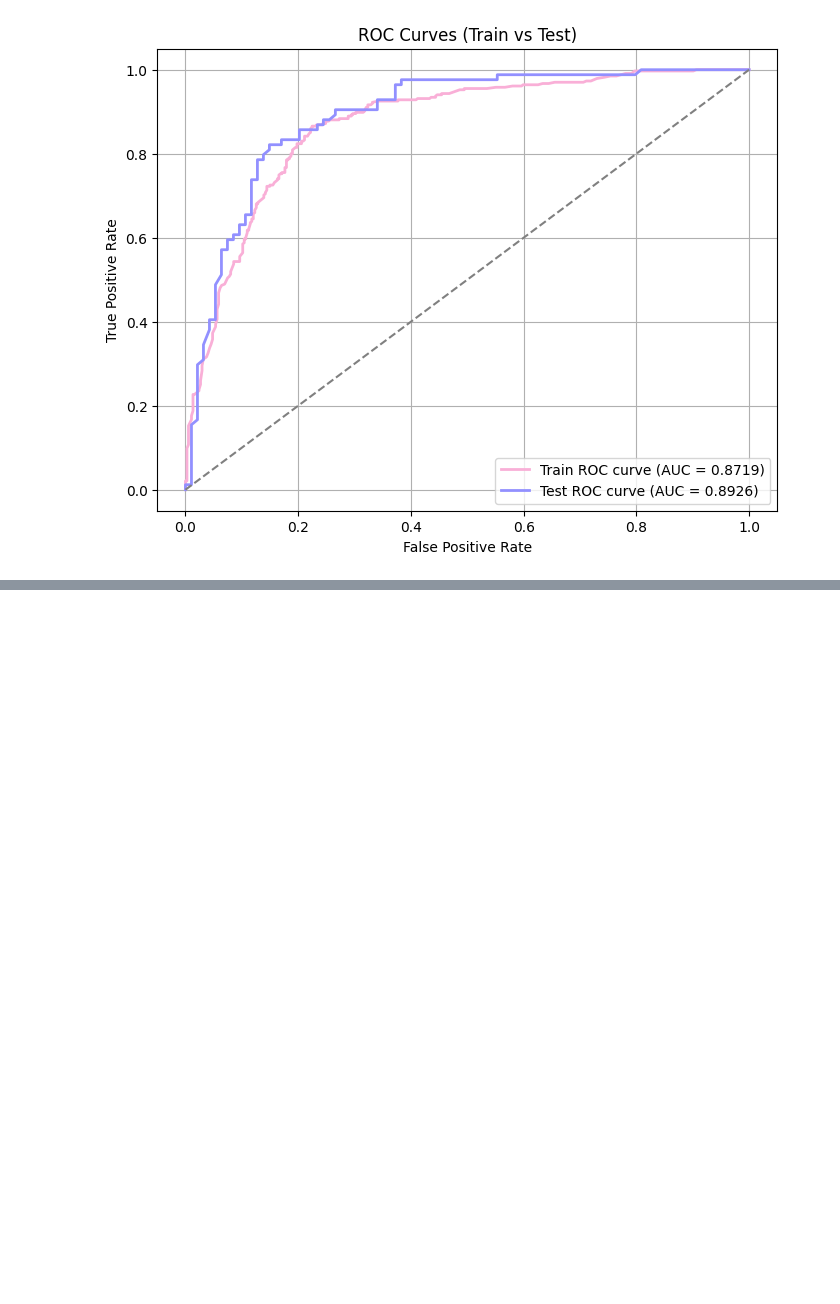
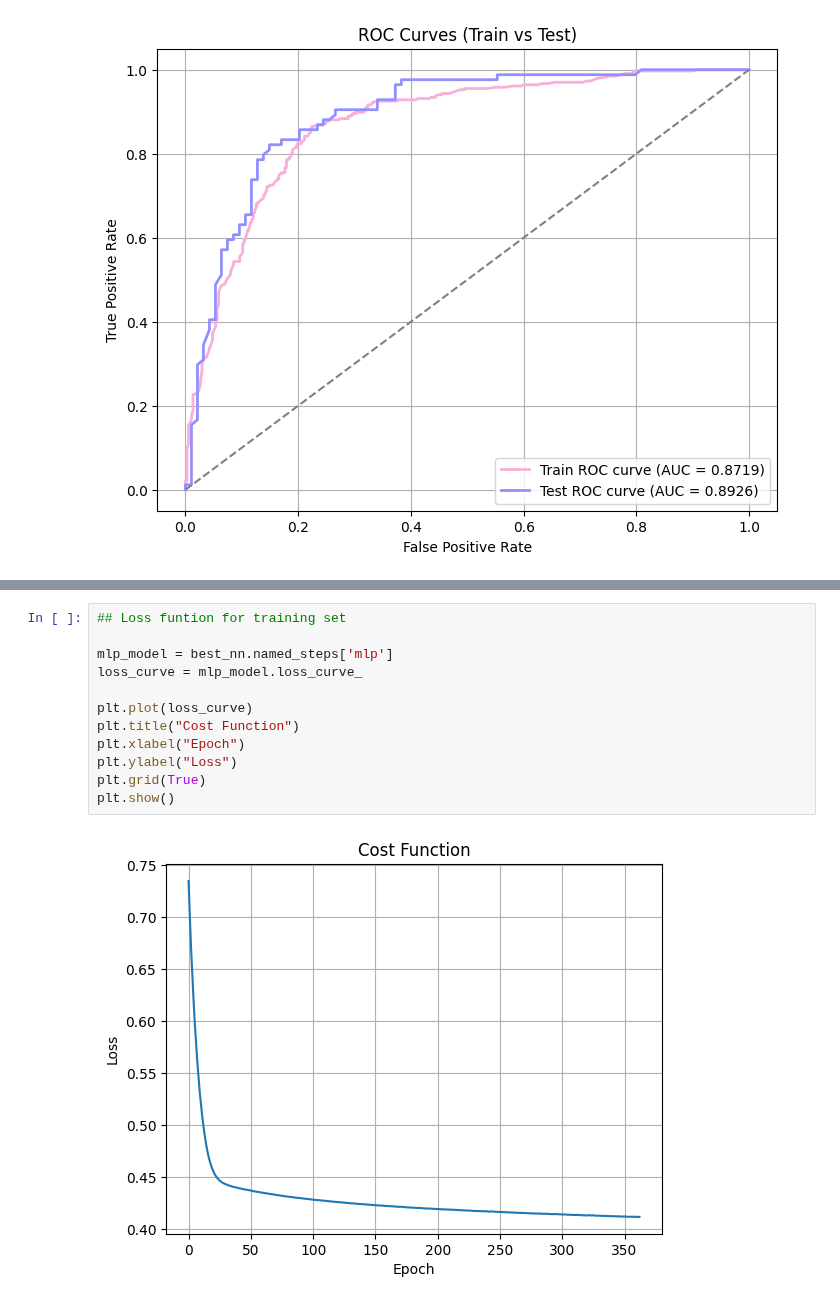
Before and after one commit to ceciliasant/AAproj1, a Jupyter notebook: proj1.ipynb, the cells around one changed output, grey strips where cells are left out. Drawn from its saved outputs; the diff is of its cells as text; blank space fills up the shorter version.

```diff
--- a/proj1.ipynb
+++ b/proj1.ipynb
@@ -1020,0 +1068,14 @@ Test ROC AUC (SVM): 0.8926
+# %%
+## Loss funtion for training set
+
+mlp_model = best_nn.named_steps['mlp']
+loss_curve = mlp_model.loss_curve_
+
+plt.plot(loss_curve)
+plt.title("Cost Function")
+plt.xlabel("Epoch")
+plt.ylabel("Loss")
+plt.grid(True)
+plt.show()
+# %% [output]
+[figure, added]
```
Also changed, not shown: parts of 8 cells of this notebook.
